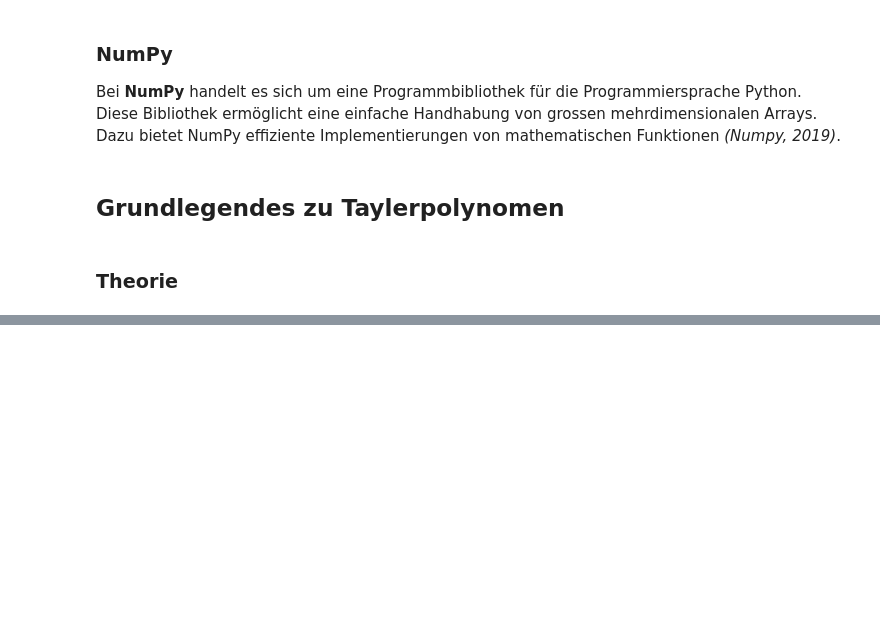
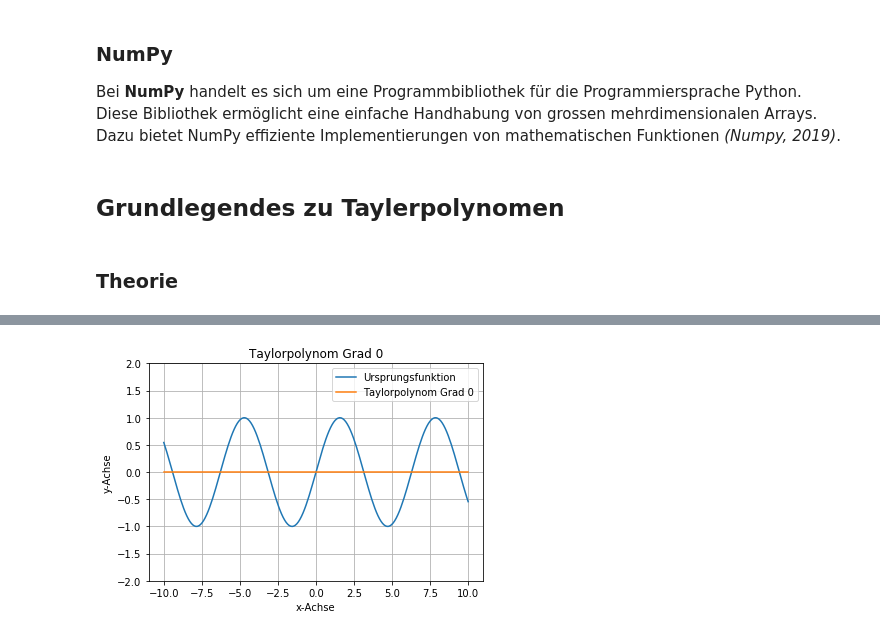
Before and after one commit to cheorges/Analysis-With-Python, a Jupyter notebook: Taylorpolynome.ipynb, the cells around one changed output, grey strips where cells are left out. Saved outputs shown, nothing was run; the diff lists cells and outputs as text; code cells hidden in the pictures; blank space fills up the shorter version.

```diff
--- a/Taylorpolynome.ipynb
+++ b/Taylorpolynome.ipynb
@@ -60,0 +141,8 @@ latest/tutorial.html
+# %%
+"""
+Parameter definieren.
+"""
+x = sp.Symbol('x')
+f = sp.sin(x)
+start, ende = -10, 10
+x0 = 0.0
@@ -60,0 +152,4 @@ latest/tutorial.html
+# %%
+zeichne_taylorpolynom(f, start, ende, x0, 0)
+# %% [output]
+[figure, added]
```
Also changed, not shown: parts of 19 cells of this notebook, 1 other file.
